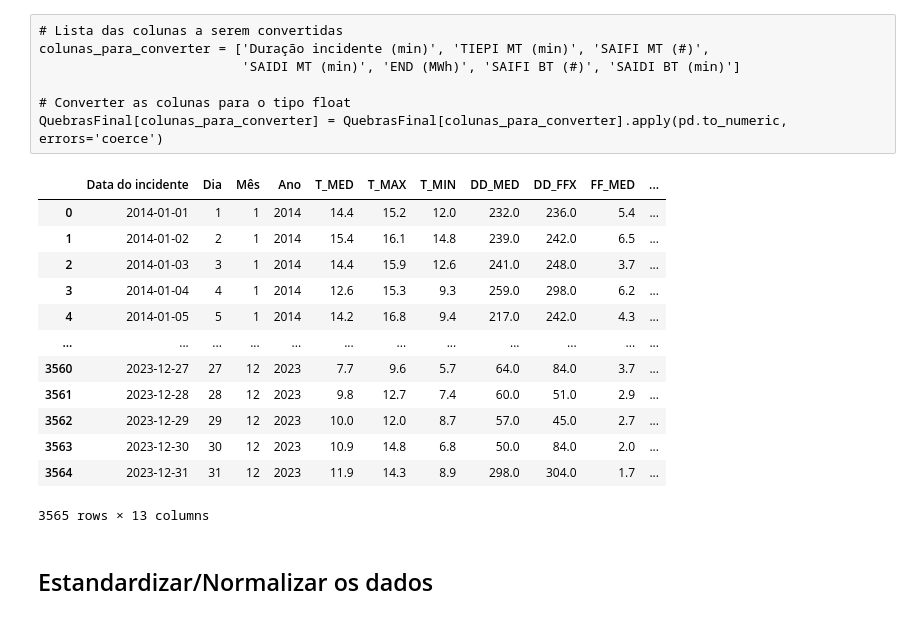
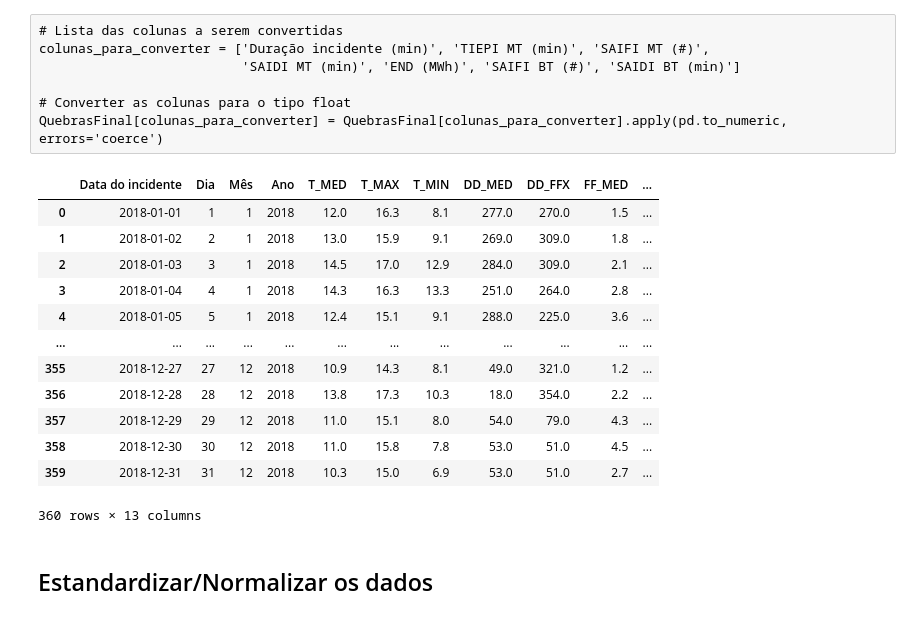
Before and after one commit to Vullkano/pfacd, a Jupyter notebook: rascunhos/freitas/TimeSeries.ipynb, the cells around one changed output. Drawn from its saved outputs; the diff is of its cells as text; code cells hidden in the pictures.

```diff
--- a/rascunhos/freitas/TimeSeries.ipynb
+++ b/rascunhos/freitas/TimeSeries.ipynb
@@ -367,24 +357,24 @@ QuebrasFinal[colunas_para_converter] = QuebrasFinal[colunas_para_converter].appl
 # %%
 Concelho = 'Lisboa'
 
-BT = QuebrasFinal[(QuebrasFinal["Distrito"] == Concelho)]
+BT = QuebrasFinal[(QuebrasFinal["Distrito"] == Concelho) & (QuebrasFinal["Ano"] == 2018)]
 BT = BT_grouped = BT.groupby(['Data do incidente', 'Dia', 'Mês', 'Ano',
                                'T_MED', 'T_MAX', 'T_MIN', 'DD_MED', 'DD_FFX', 'FF_MED', 'FF_MAX', 'PR_QTD']).agg({'Número de Eventos': 'sum'}).reset_index()
 BT
 # %% [output]
 |  | Data do incidente | Dia | Mês | Ano | T_MED | T_MAX | T_MIN | DD_MED | DD_FFX | FF_MED | ... |
-| 0 | 2014-01-01 | 1 | 1 | 2014 | 14.4 | 15.2 | 12.0 | 232.0 | 236.0 | 5.4 | ... |
-| 1 | 2014-01-02 | 2 | 1 | 2014 | 15.4 | 16.1 | 14.8 | 239.0 | 242.0 | 6.5 | ... |
-| 2 | 2014-01-03 | 3 | 1 | 2014 | 14.4 | 15.9 | 12.6 | 241.0 | 248.0 | 3.7 | ... |
-| 3 | 2014-01-04 | 4 | 1 | 2014 | 12.6 | 15.3 | 9.3 | 259.0 | 298.0 | 6.2 | ... |
-| 4 | 2014-01-05 | 5 | 1 | 2014 | 14.2 | 16.8 | 9.4 | 217.0 | 242.0 | 4.3 | ... |
+| 0 | 2018-01-01 | 1 | 1 | 2018 | 12.0 | 16.3 | 8.1 | 277.0 | 270.0 | 1.5 | ... |
+| 1 | 2018-01-02 | 2 | 1 | 2018 | 13.0 | 15.9 | 9.1 | 269.0 | 309.0 | 1.8 | ... |
+| 2 | 2018-01-03 | 3 | 1 | 2018 | 14.5 | 17.0 | 12.9 | 284.0 | 309.0 | 2.1 | ... |
+| 3 | 2018-01-04 | 4 | 1 | 2018 | 14.3 | 16.3 | 13.3 | 251.0 | 264.0 | 2.8 | ... |
+| 4 | 2018-01-05 | 5 | 1 | 2018 | 12.4 | 15.1 | 9.1 | 288.0 | 225.0 | 3.6 | ... |
 | ... | ... | ... | ... | ... | ... | ... | ... | ... | ... | ... | ... |
-| 3560 | 2023-12-27 | 27 | 12 | 2023 | 7.7 | 9.6 | 5.7 | 64.0 | 84.0 | 3.7 | ... |
-| 3561 | 2023-12-28 | 28 | 12 | 2023 | 9.8 | 12.7 | 7.4 | 60.0 | 51.0 | 2.9 | ... |
-| 3562 | 2023-12-29 | 29 | 12 | 2023 | 10.0 | 12.0 | 8.7 | 57.0 | 45.0 | 2.7 | ... |
-| 3563 | 2023-12-30 | 30 | 12 | 2023 | 10.9 | 14.8 | 6.8 | 50.0 | 84.0 | 2.0 | ... |
-| 3564 | 2023-12-31 | 31 | 12 | 2023 | 11.9 | 14.3 | 8.9 | 298.0 | 304.0 | 1.7 | ... |
+| 355 | 2018-12-27 | 27 | 12 | 2018 | 10.9 | 14.3 | 8.1 | 49.0 | 321.0 | 1.2 | ... |
+| 356 | 2018-12-28 | 28 | 12 | 2018 | 13.8 | 17.3 | 10.3 | 18.0 | 354.0 | 2.2 | ... |
+| 357 | 2018-12-29 | 29 | 12 | 2018 | 11.0 | 15.1 | 8.0 | 54.0 | 79.0 | 4.3 | ... |
+| 358 | 2018-12-30 | 30 | 12 | 2018 | 11.0 | 15.8 | 7.8 | 53.0 | 51.0 | 4.5 | ... |
+| 359 | 2018-12-31 | 31 | 12 | 2018 | 10.3 | 15.0 | 6.9 | 53.0 | 51.0 | 2.7 | ... |
-3565 rows × 13 columns
+360 rows × 13 columns
 # %% [markdown]
 ## Estandardizar/Normalizar os dados
 # %%
```
Also changed, not shown: parts of 11 cells of this notebook.
